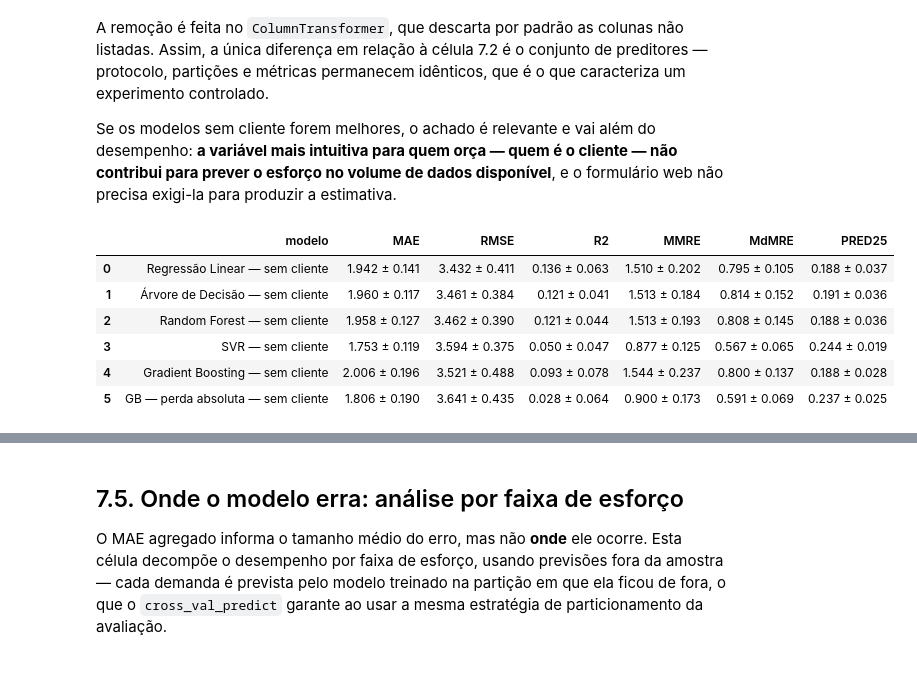
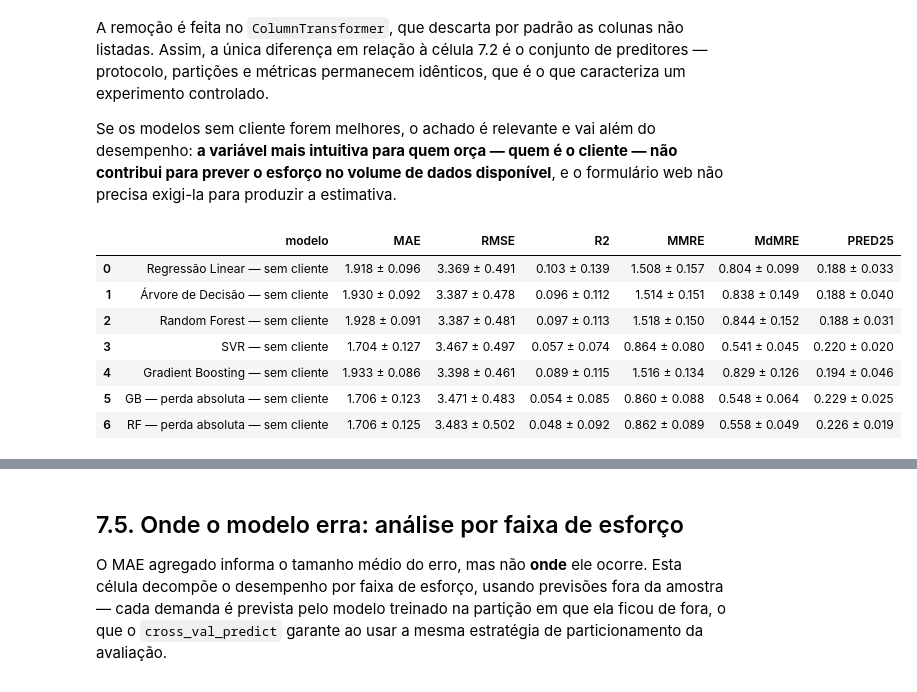
Before and after one commit to 1GustavoBorgonha1/TCC1, a Jupyter notebook: TCC_Gustavo.ipynb, the cells around one changed output, grey strips where cells are left out. Cells and saved outputs as stored; diff of their text form; code cells hidden in the pictures.

```diff
--- a/TCC_Gustavo.ipynb
+++ b/TCC_Gustavo.ipynb
@@ -1447,5 +1972,6 @@ Exclui as demandas do `Sistema_001` (IBS BI), produto desenvolvido para uso da p
 # %%
 antes = len(demandas)
 demandas = demandas[demandas['sistema'] != 'Sistema_001'].reset_index(drop=True)
-registrar('Fora de escopo: produto interno (Sistema_001 — sem chamado formal)', antes, len(demandas))
+demandas = demandas[demandas['sistema'] != 'Sistema_004'].reset_index(drop=True)
+registrar('Fora de escopo: produto interno (Sistema_001 e 004 — sem chamado formal)', antes, len(demandas))
 # %% [output]
@@ -1581,5 +2107,0 @@ servico_nv2: 7 -> 4 categorias (4 agrupadas, OUTROS com 12)
-# %%
-t = demandas['tempo_util_ticket'].dropna()
-print(t.describe())
-for nome, div in [('minutos', 60), ('segundos', 3600)]:
-    print(f'Se {nome}: mediana {t.median()/div:.1f} h | máximo {t.max()/div:.1f} h')
@@ -1850,8 +2385,8 @@ FEATURES_V1 = ['cliente_id', 'tipo_projeto', 'tipo_tarefa']
 
 # Acrescentadas pelo Movidesk — todas conhecidas no momento de orçar
 FEATURES_TICKET = ['categoria_ticket', 'urgencia', 'tipo_ticket', 'origem',
-                   'servico_nv1', 'servico_nv2', 'servico_nv3',
-                   'mes_criacao', 'dia_semana_criacao', 'hora_criacao']
+                   'servico_nv1', 'servico_nv2',
+                   'mes_criacao', 'dia_semana_criacao', 'hora_criacao', 'sistema_erp']
 
 FEATURES_V2 = FEATURES_V1 + FEATURES_TICKET
 
@@ -2297,0 +2819,24 @@ Variantes com perda alinhada à assimetria:
+# %%
+# Variantes com perda absoluta: estimam a mediana de cada grupo, com o alvo mantido em horas
+from sklearn.ensemble import GradientBoostingRegressor, RandomForestRegressor
+
+PERDAS = {
+    'GB — perda absoluta':
+        GradientBoostingRegressor(loss='absolute_error', min_samples_leaf=5,
+                                  random_state=SEMENTE),
+    'RF — perda absoluta':
+        RandomForestRegressor(n_estimators=300, min_samples_leaf=5,
+                              criterion='absolute_error',
+                              random_state=SEMENTE, n_jobs=-1),
+}
+
+resultados_perda = [avaliar(nome, modelo) for nome, modelo in PERDAS.items()]
+print(pd.DataFrame(resultados_perda).to_string(index=False))
+
+# Comparação pareada das variantes com a mediana por tipo_tarefa
+referencia = mae_por_particao(MedianaPorGrupo(colunas=['tipo_tarefa']), preprocessar=False)
+print()
+for nome, modelo in PERDAS.items():
+    diferenca = mae_por_particao(modelo) - referencia
+    print(f'{nome}: {diferenca.mean():.3f} ± {diferenca.std():.3f}, '
+          f'menor que a referência em {int((diferenca < 0).sum())} de 5 partições')
@@ -2316,24 +2868,24 @@ volume de dados disponível**, e o formulário web não precisa exigi-la para pr
 # %%
 FEATURES_SEM_CLIENTE = ['tipo_projeto', 'tipo_tarefa']
 
 preprocessador_sem_cliente = preproc_para(FEATURES_SEM_CLIENTE)
 
 # Os cinco algoritmos mais a variante de perda absoluta, que a 7.3 mostrou ser a
 # mais eficaz sobre as métricas relativas
-MODELOS_SEM_CLIENTE = {**MODELOS,
-                       'GB — perda absoluta': PERDAS['GB — perda absoluta (mediana condicional)']}
+MODELOS_SEM_CLIENTE = {**MODELOS, **PERDAS}
 
 resultados_sem_cliente = [
     avaliar(f'{nome} — sem cliente', modelo, preproc=preprocessador_sem_cliente)
     for nome, modelo in MODELOS_SEM_CLIENTE.items()
 ]
 
 pd.DataFrame(resultados_sem_cliente)
 # %% [output]
 |  | modelo | MAE | RMSE | R2 | MMRE | MdMRE | PRED25 |
-| 0 | Regressão Linear — sem cliente | 1.942 ± 0.141 | 3.432 ± 0.411 | 0.136 ± 0.063 | 1.510 ± 0.202 | 0.795 ± 0.105 | 0.188 ± 0.037 |
-| 1 | Árvore de Decisão — sem cliente | 1.960 ± 0.117 | 3.461 ± 0.384 | 0.121 ± 0.041 | 1.513 ± 0.184 | 0.814 ± 0.152 | 0.191 ± 0.036 |
-| 2 | Random Forest — sem cliente | 1.958 ± 0.127 | 3.462 ± 0.390 | 0.121 ± 0.044 | 1.513 ± 0.193 | 0.808 ± 0.145 | 0.188 ± 0.036 |
-| 3 | SVR — sem cliente | 1.753 ± 0.119 | 3.594 ± 0.375 | 0.050 ± 0.047 | 0.877 ± 0.125 | 0.567 ± 0.065 | 0.244 ± 0.019 |
-| 4 | Gradient Boosting — sem cliente | 2.006 ± 0.196 | 3.521 ± 0.488 | 0.093 ± 0.078 | 1.544 ± 0.237 | 0.800 ± 0.137 | 0.188 ± 0.028 |
-| 5 | GB — perda absoluta — sem cliente | 1.806 ± 0.190 | 3.641 ± 0.435 | 0.028 ± 0.064 | 0.900 ± 0.173 | 0.591 ± 0.069 | 0.237 ± 0.025 |
+| 0 | Regressão Linear — sem cliente | 1.918 ± 0.096 | 3.369 ± 0.491 | 0.103 ± 0.139 | 1.508 ± 0.157 | 0.804 ± 0.099 | 0.188 ± 0.033 |
+| 1 | Árvore de Decisão — sem cliente | 1.930 ± 0.092 | 3.387 ± 0.478 | 0.096 ± 0.112 | 1.514 ± 0.151 | 0.838 ± 0.149 | 0.188 ± 0.040 |
+| 2 | Random Forest — sem cliente | 1.928 ± 0.091 | 3.387 ± 0.481 | 0.097 ± 0.113 | 1.518 ± 0.150 | 0.844 ± 0.152 | 0.188 ± 0.031 |
+| 3 | SVR — sem cliente | 1.704 ± 0.127 | 3.467 ± 0.497 | 0.057 ± 0.074 | 0.864 ± 0.080 | 0.541 ± 0.045 | 0.220 ± 0.020 |
+| 4 | Gradient Boosting — sem cliente | 1.933 ± 0.086 | 3.398 ± 0.461 | 0.089 ± 0.115 | 1.516 ± 0.134 | 0.829 ± 0.126 | 0.194 ± 0.046 |
+| 5 | GB — perda absoluta — sem cliente | 1.706 ± 0.123 | 3.471 ± 0.483 | 0.054 ± 0.085 | 0.860 ± 0.088 | 0.548 ± 0.064 | 0.229 ± 0.025 |
+| 6 | RF — perda absoluta — sem cliente | 1.706 ± 0.125 | 3.483 ± 0.502 | 0.048 ± 0.092 | 0.862 ± 0.089 | 0.558 ± 0.049 | 0.226 ± 0.019 |
```
Also changed, not shown: parts of 93 cells of this notebook, 23 other files.
